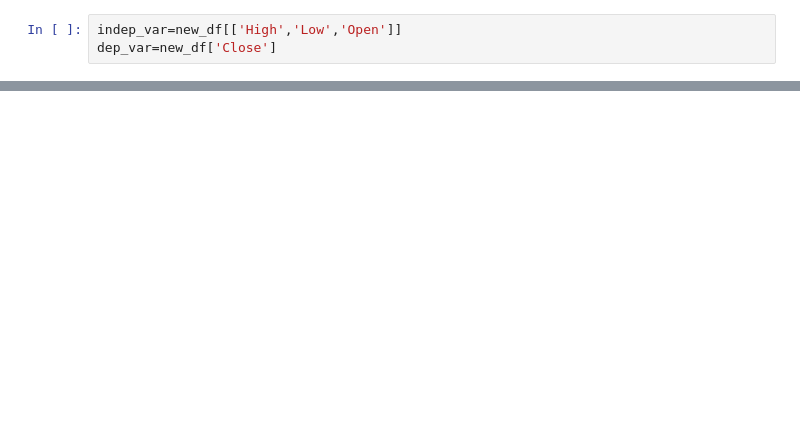
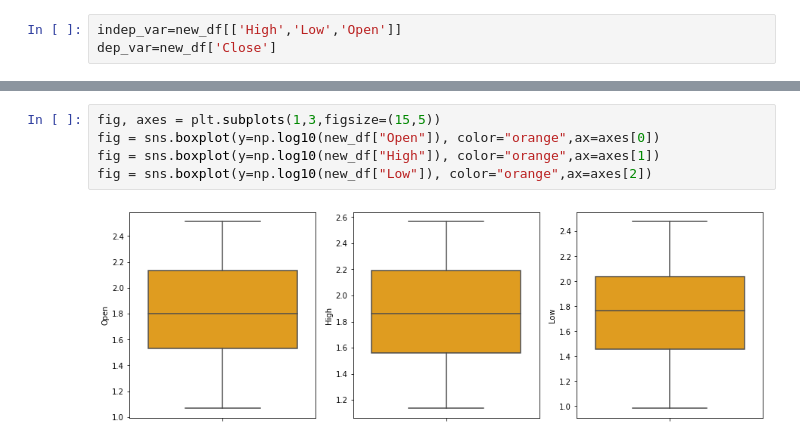
Before and after one commit to mukeshsablani3126/ML_Regression-project_yes-bank_stock-closing-prediction, a Jupyter notebook: ML_Stock_Prediction.ipynb, the cells around one changed output, grey strips where cells are left out. Drawn from its saved outputs; the diff is of its cells as text; blank space fills up the shorter version.

```diff
--- a/ML_Stock_Prediction.ipynb
+++ b/ML_Stock_Prediction.ipynb
@@ -244,0 +234,7 @@ plt.tight_layout()
+# %%
+fig, axes = plt.subplots(1,3,figsize=(15,5))
+fig = sns.boxplot(y=np.log10(new_df["Open"]), color="orange",ax=axes[0])
+fig = sns.boxplot(y=np.log10(new_df["High"]), color="orange",ax=axes[1])
+fig = sns.boxplot(y=np.log10(new_df["Low"]), color="orange",ax=axes[2])
+# %% [output]
+[figure, added]
```
Also changed, not shown: parts of 27 cells of this notebook.
